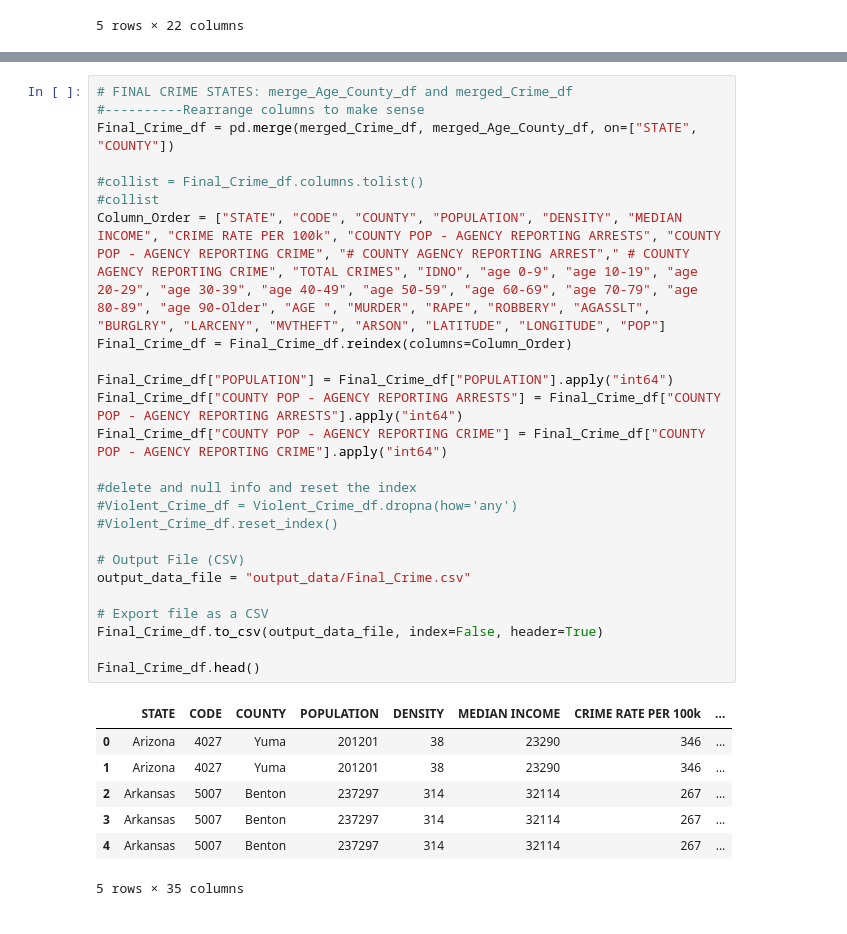
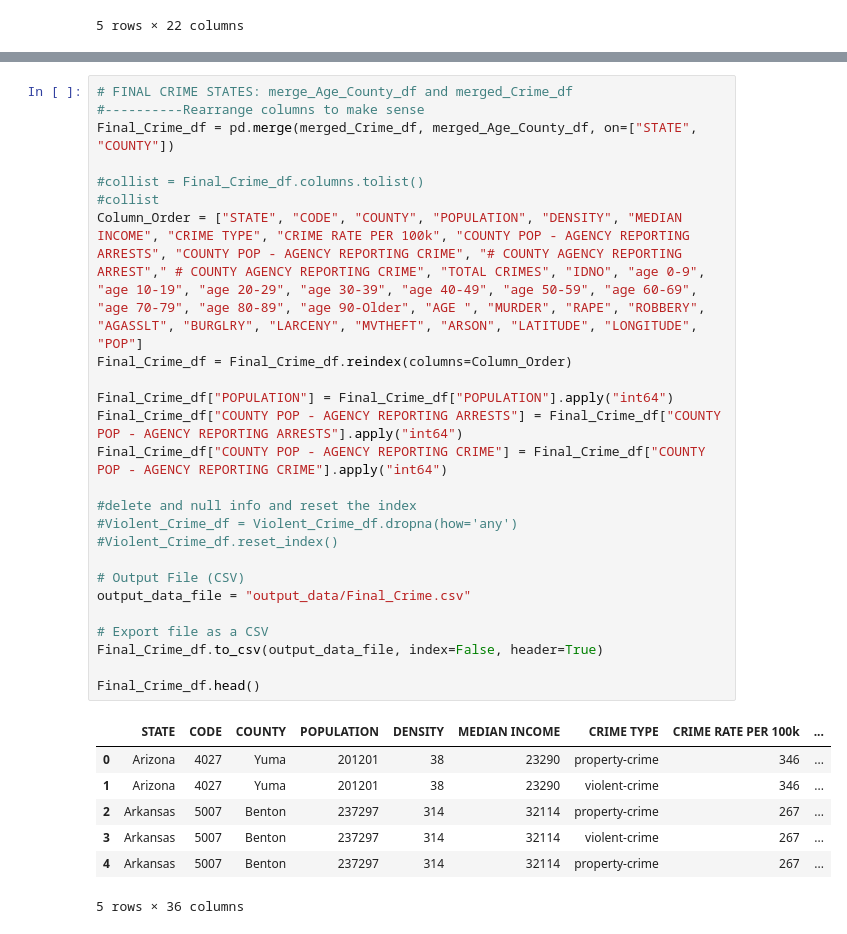
Before and after one commit to melindaeudy/Project_1, a Jupyter notebook: Project_1_Final.ipynb, the cells around one changed output, grey strips where cells are left out. Cells and saved outputs as stored; diff of their text form.

Commit message:
updated with missing column

```diff
--- a/Project_1_Final.ipynb
+++ b/Project_1_Final.ipynb
@@ -326,33 +326,33 @@ merged_Age_County_df.head()
 # %%
 # FINAL CRIME STATES: merge_Age_County_df and merged_Crime_df
 #----------Rearrange columns to make sense
 Final_Crime_df = pd.merge(merged_Crime_df, merged_Age_County_df, on=["STATE", "COUNTY"])
 
 #collist = Final_Crime_df.columns.tolist()
 #collist
-Column_Order = ["STATE", "CODE", "COUNTY", "POPULATION", "DENSITY", "MEDIAN INCOME", "CRIME RATE PER 100k", "COUNTY POP - AGENCY REPORTING ARRESTS", "COUNTY POP - AGENCY REPORTING CRIME", "# COUNTY AGENCY REPORTING ARREST"," # COUNTY AGENCY REPORTING CRIME", "TOTAL CRIMES", "IDNO", "age 0-9", "age 10-19", "age 20-29", "age 30-39", "age 40-49", "age 50-59", "age 60-69", "age 70-79", "age 80-89", "age 90-Older", "AGE ", "MURDER", "RAPE", "ROBBERY", "AGASSLT", "BURGLRY", "LARCENY", "MVTHEFT", "ARSON", "LATITUDE", "LONGITUDE", "POP"]
+Column_Order = ["STATE", "CODE", "COUNTY", "POPULATION", "DENSITY", "MEDIAN INCOME", "CRIME TYPE", "CRIME RATE PER 100k", "COUNTY POP - AGENCY REPORTING ARRESTS", "COUNTY POP - AGENCY REPORTING CRIME", "# COUNTY AGENCY REPORTING ARREST"," # COUNTY AGENCY REPORTING CRIME", "TOTAL CRIMES", "IDNO", "age 0-9", "age 10-19", "age 20-29", "age 30-39", "age 40-49", "age 50-59", "age 60-69", "age 70-79", "age 80-89", "age 90-Older", "AGE ", "MURDER", "RAPE", "ROBBERY", "AGASSLT", "BURGLRY", "LARCENY", "MVTHEFT", "ARSON", "LATITUDE", "LONGITUDE", "POP"]
 Final_Crime_df = Final_Crime_df.reindex(columns=Column_Order)
 
 Final_Crime_df["POPULATION"] = Final_Crime_df["POPULATION"].apply("int64")
 Final_Crime_df["COUNTY POP - AGENCY REPORTING ARRESTS"] = Final_Crime_df["COUNTY POP - AGENCY REPORTING ARRESTS"].apply("int64")
 Final_Crime_df["COUNTY POP - AGENCY REPORTING CRIME"] = Final_Crime_df["COUNTY POP - AGENCY REPORTING CRIME"].apply("int64")
 
 #delete and null info and reset the index
 #Violent_Crime_df = Violent_Crime_df.dropna(how='any')
 #Violent_Crime_df.reset_index()
 
 # Output File (CSV)
 output_data_file = "output_data/Final_Crime.csv"
 
 # Export file as a CSV
 Final_Crime_df.to_csv(output_data_file, index=False, header=True)
 
 Final_Crime_df.head()
 # %% [output]
-|  | STATE | CODE | COUNTY | POPULATION | DENSITY | MEDIAN INCOME | CRIME RATE PER 100k | ... |
-| 0 | Arizona | 4027 | Yuma | 201201 | 38 | 23290 | 346 | ... |
-| 1 | Arizona | 4027 | Yuma | 201201 | 38 | 23290 | 346 | ... |
-| 2 | Arkansas | 5007 | Benton | 237297 | 314 | 32114 | 267 | ... |
-| 3 | Arkansas | 5007 | Benton | 237297 | 314 | 32114 | 267 | ... |
-| 4 | Arkansas | 5007 | Benton | 237297 | 314 | 32114 | 267 | ... |
+|  | STATE | CODE | COUNTY | POPULATION | DENSITY | MEDIAN INCOME | CRIME TYPE | CRIME RATE PER 100k | ... |
+| 0 | Arizona | 4027 | Yuma | 201201 | 38 | 23290 | property-crime | 346 | ... |
+| 1 | Arizona | 4027 | Yuma | 201201 | 38 | 23290 | violent-crime | 346 | ... |
+| 2 | Arkansas | 5007 | Benton | 237297 | 314 | 32114 | property-crime | 267 | ... |
+| 3 | Arkansas | 5007 | Benton | 237297 | 314 | 32114 | violent-crime | 267 | ... |
+| 4 | Arkansas | 5007 | Benton | 237297 | 314 | 32114 | property-crime | 267 | ... |
-5 rows × 35 columns
+5 rows × 36 columns
```
Also changed, not shown: parts of 2 cells of this notebook, 1 other file.
